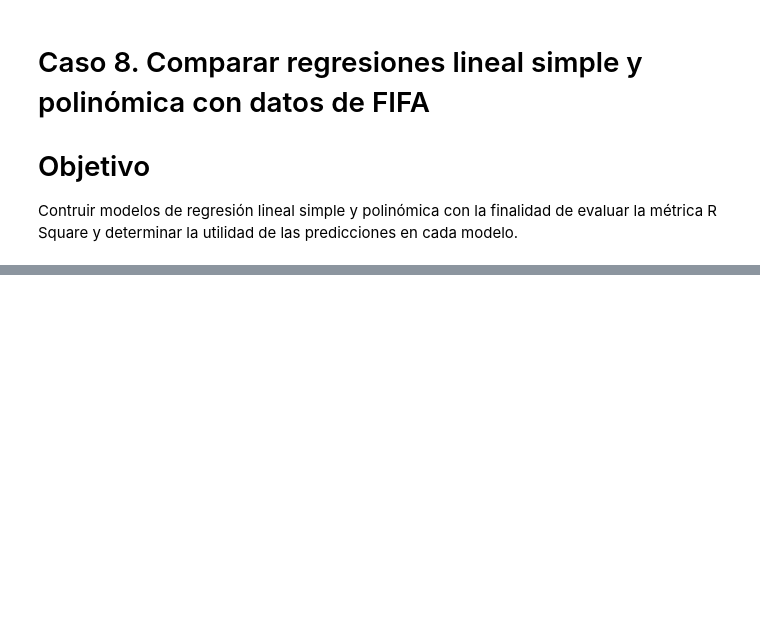
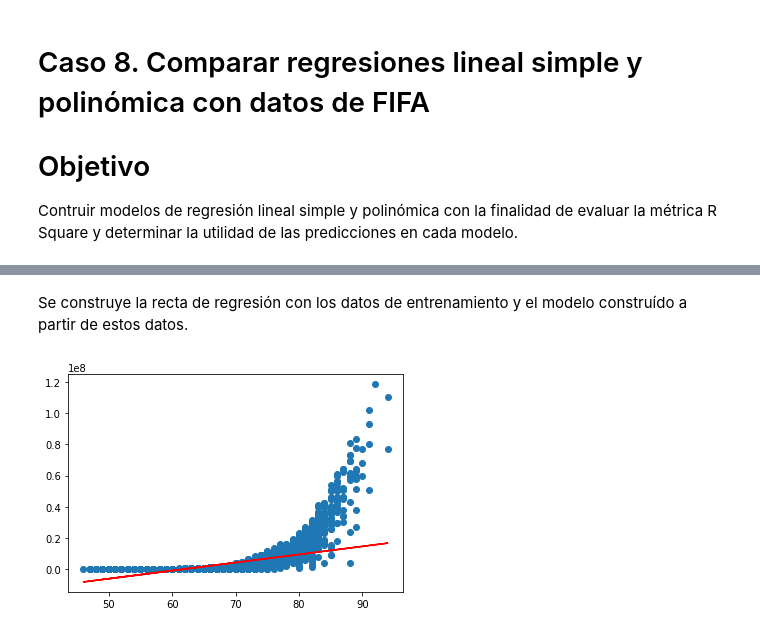
Before and after one commit to rpizarrog/Analisis-Inteligente-de-datos, a Jupyter notebook: bloc de notas/Caso_8_Comparar_regresión_lineal_simple_y_polinomica_con_datos_FIFA.ipynb, the cells around one changed output, grey strips where cells are left out. Drawn from its saved outputs; the diff is of its cells as text; code cells hidden in the pictures; blank space fills up the shorter version.

```diff
--- a/bloc de notas/Caso_8_Comparar_regresión_lineal_simple_y_polinomica_con_datos_FIFA.ipynb
+++ b/bloc de notas/Caso_8_Comparar_regresión_lineal_simple_y_polinomica_con_datos_FIFA.ipynb
@@ -27,0 +172,5 @@ Contruir modelos de regresión lineal simple y polinómica con la finalidad de e
+# %%
+modelo_lin = LinearRegression()
+modelo_lin.fit(X = entrena_Overall.reshape(-1, 1), y = entrena_Valor)
+
+y_pred = modelo_lin.predict(Overall)
@@ -27,0 +187,8 @@ Contruir modelos de regresión lineal simple y polinómica con la finalidad de e
+# %% [markdown]
+Se construye la recta de regresión con los datos de entrenamiento y el modelo construído a partir de estos datos.
+# %%
+plt.scatter(x, y)
+plt.plot(Overall, y_pred, color='r')
+plt.show()
+# %% [output]
+[figure, added]
```
Also changed, not shown: parts of 30 cells of this notebook.
